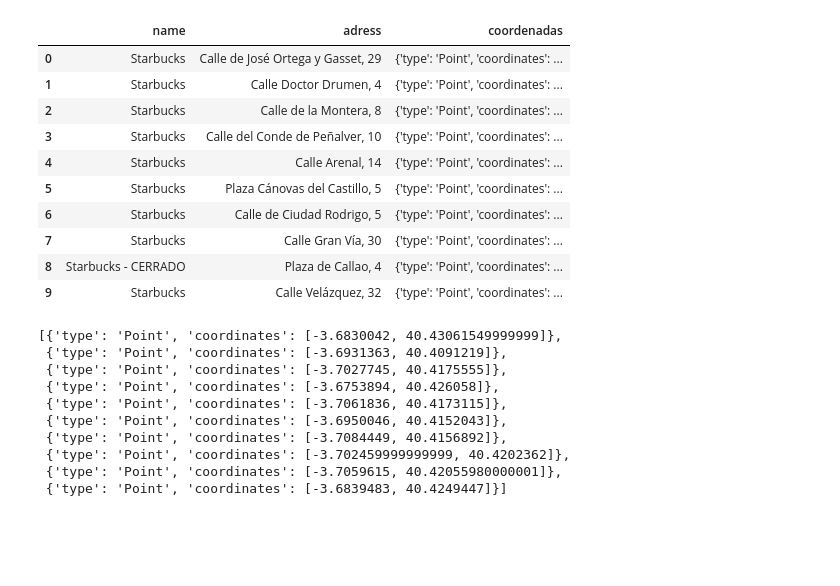
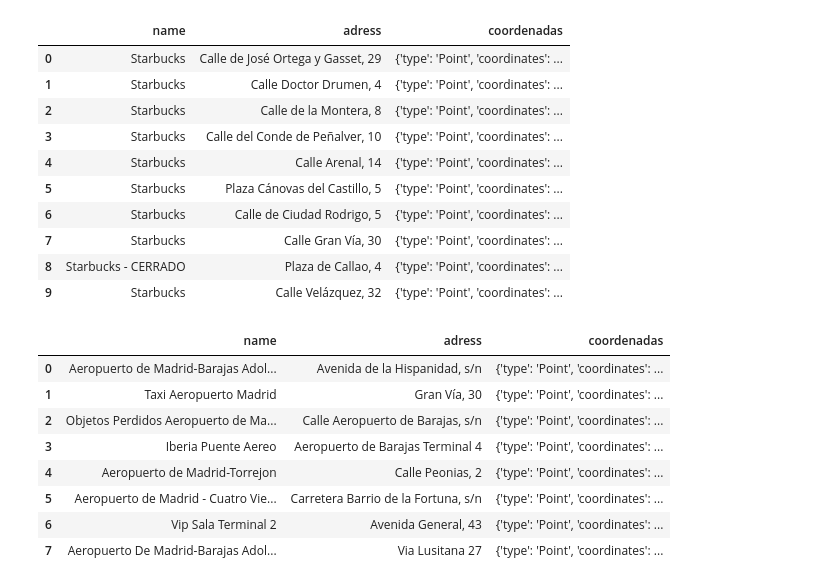
Before and after one commit to Sergio-Perez/ProyectoMongo, a Jupyter notebook: main.ipynb, the cells around one changed output. Drawn from its saved outputs; the diff is of its cells as text; code cells hidden in the pictures; blank space fills up the shorter version.

```diff
--- a/main.ipynb
+++ b/main.ipynb
@@ -249,16 +236,15 @@ starbucksDatos
 | 7 | Starbucks | Calle Gran Vía, 30 | {'type': 'Point', 'coordinates': ... |
 | 8 | Starbucks - CERRADO | Plaza de Callao, 4 | {'type': 'Point', 'coordinates': ... |
 | 9 | Starbucks | Calle Velázquez, 32 | {'type': 'Point', 'coordinates': ... |
-# %%
-list(starbucksDatos.coordenadas)
-# %% [output]
-[{'type': 'Point', 'coordinates': [-3.6830042, 40.43061549999999]},
- {'type': 'Point', 'coordinates': [-3.6931363, 40.4091219]},
- {'type': 'Point', 'coordinates': [-3.7027745, 40.4175555]},
- {'type': 'Point', 'coordinates': [-3.6753894, 40.426058]},
- {'type': 'Point', 'coordinates': [-3.7061836, 40.4173115]},
- {'type': 'Point', 'coordinates': [-3.6950046, 40.4152043]},
- {'type': 'Point', 'coordinates': [-3.7084449, 40.4156892]},
- {'type': 'Point', 'coordinates': [-3.702459999999999, 40.4202362]},
- {'type': 'Point', 'coordinates': [-3.7059615, 40.42055980000001]},
- {'type': 'Point', 'coordinates': [-3.6839483, 40.4249447]}]
+# %%
+aeropuertoDatos
+# %% [output]
+|  | name | adress | coordenadas |
+| 0 | Aeropuerto de Madrid-Barajas Adol... | Avenida de la Hispanidad, s/n | {'type': 'Point', 'coordinates': ... |
+| 1 | Taxi Aeropuerto Madrid | Gran Vía, 30 | {'type': 'Point', 'coordinates': ... |
+| 2 | Objetos Perdidos Aeropuerto de Ma... | Calle Aeropuerto de Barajas, s/n | {'type': 'Point', 'coordinates': ... |
+| 3 | Iberia Puente Aereo | Aeropuerto de Barajas Terminal 4 | {'type': 'Point', 'coordinates': ... |
+| 4 | Aeropuerto de Madrid-Torrejon | Calle Peonias, 2 | {'type': 'Point', 'coordinates': ... |
+| 5 | Aeropuerto de Madrid - Cuatro Vie... | Carretera Barrio de la Fortuna, s/n | {'type': 'Point', 'coordinates': ... |
+| 6 | Vip Sala Terminal 2 | Avenida General, 43 | {'type': 'Point', 'coordinates': ... |
+| 7 | Aeropuerto De Madrid-Barajas Adol... | Via Lusitana 27 | {'type': 'Point', 'coordinates': ... |
```
Also changed, not shown: parts of 76 cells of this notebook, 5 other files.
